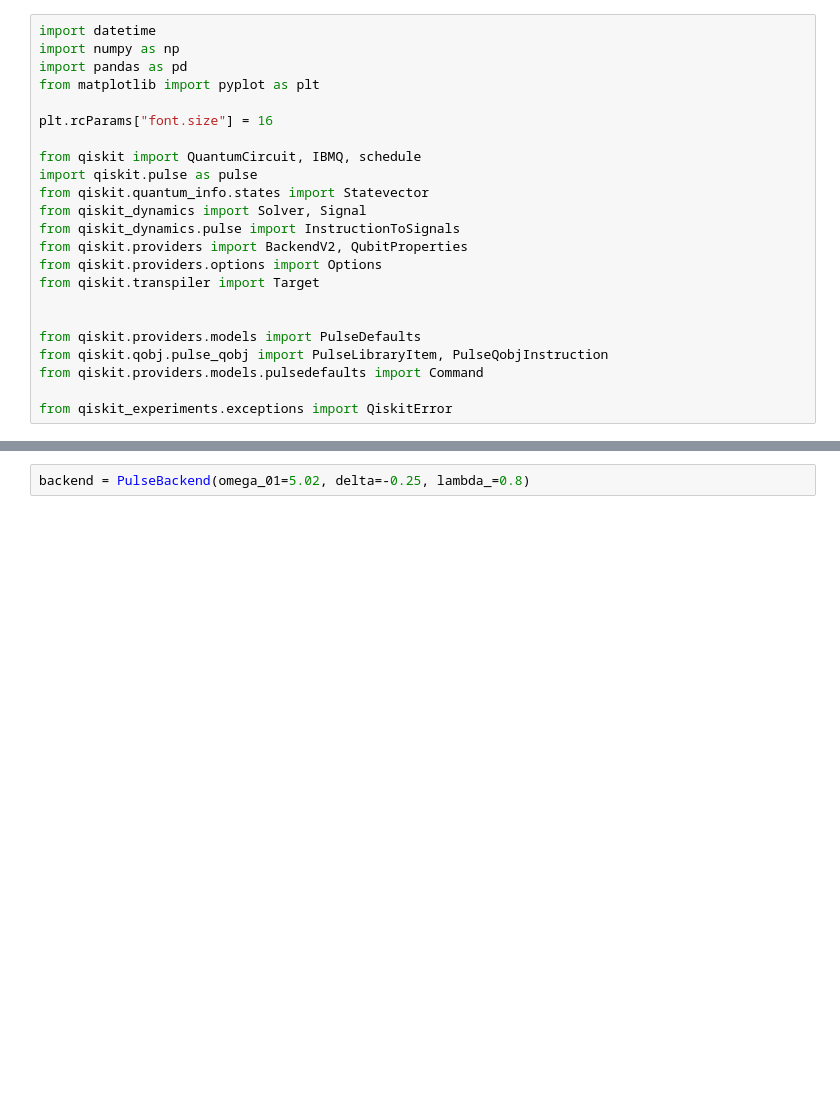
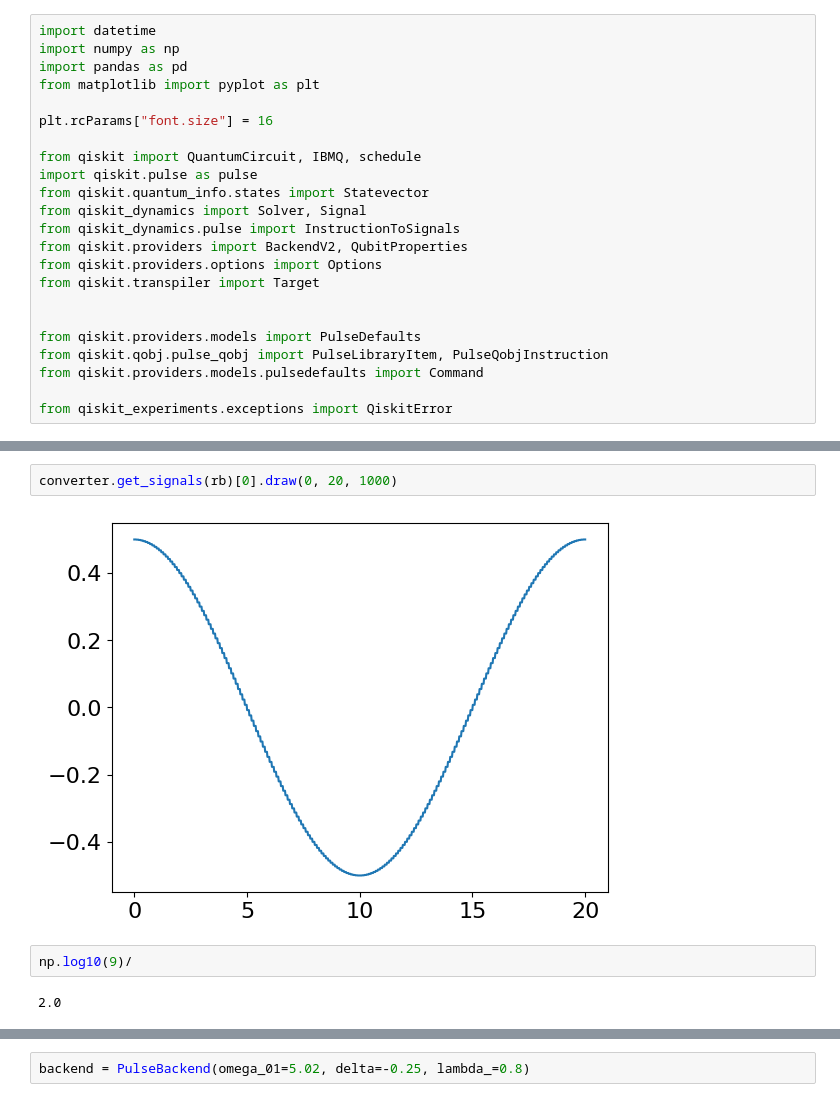
Before and after one commit to rupeshknn/pulse-backend-qamp22, a Jupyter notebook: 3 level qubit-backend-v2.ipynb, the cells around one changed output, grey strips where cells are left out. Drawn from its saved outputs; the diff is of its cells as text; blank space fills up the shorter version.

```diff
--- a/3 level qubit-backend-v2.ipynb
+++ b/3 level qubit-backend-v2.ipynb
@@ -27,0 +220,8 @@ from qiskit_experiments.exceptions import QiskitError
+# %%
+converter.get_signals(rb)[0].draw(0, 20, 1000)
+# %% [output]
+[figure, added]
+# %%
+np.log10(9)/
+# %% [output]
+2.0
```
Also changed, not shown: parts of 10 cells of this notebook, 1 other file.
